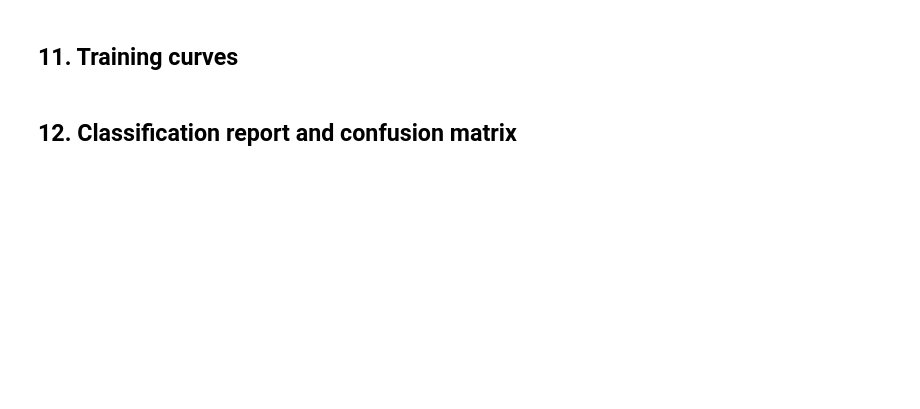
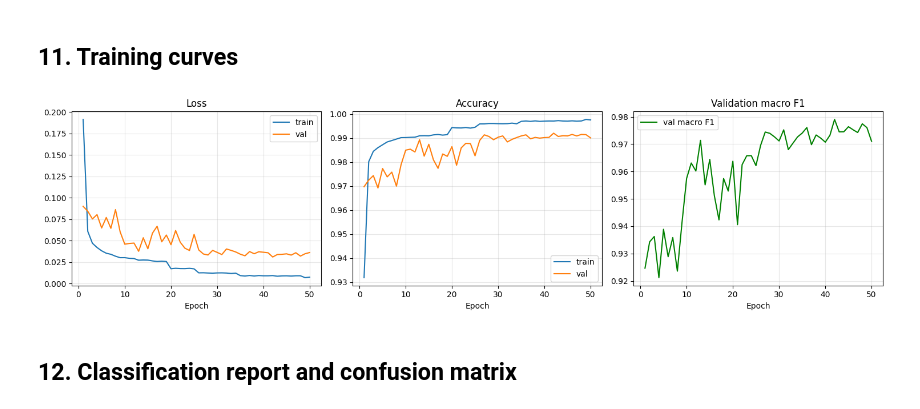
Before and after one commit to unnit/ecg-arrhythmia-detection, a Jupyter notebook: notebooks/ecg_arrhythmia_detection.ipynb, the cells around one changed output. Saved outputs shown, nothing was run; the diff lists cells and outputs as text; code cells hidden in the pictures; blank space fills up the shorter version.

Commit message:
feat(notebook): add training notebook and generated report figures

```diff
--- a/notebooks/ecg_arrhythmia_detection.ipynb
+++ b/notebooks/ecg_arrhythmia_detection.ipynb
@@ -91,6 +97,9 @@ os.makedirs(DATA_DIR, exist_ok=True)
 
 print(f'Downloading {len(RECORD_IDS)} records...')
 for rid in RECORD_IDS:
+    if os.path.exists(os.path.join(DATA_DIR, f'{rid}.dat')):
+        print(f'  skipping {rid}: already exists')
+        continue
     try:
         wfdb.dl_database('mitdb', dl_dir=DATA_DIR, records=[rid])
     except Exception as e:
@@ -297,14 +366,17 @@ def evaluate(model, loader, criterion):
 # %% [markdown]
 ## 10. Training loop with MLflow tracking
 # %%
+os.makedirs('mlruns', exist_ok=True)
+mlflow.set_tracking_uri(f'file:{os.path.abspath("mlruns")}')
 mlflow.set_experiment(CFG['mlflow_experiment'])
 
 criterion = nn.CrossEntropyLoss()
 optimizer = optim.Adam(model.parameters(), lr=CFG['lr'], weight_decay=CFG['weight_decay'])
-scheduler = optim.lr_scheduler.ReduceLROnPlateau(optimizer, mode='min', patience=5, factor=0.5, verbose=True)
+scheduler = optim.lr_scheduler.ReduceLROnPlateau(optimizer, mode='min', patience=5, factor=0.5)
 
 best_val_f1 = 0.0
-best_model_path = 'best_model.pt'
+os.makedirs('models', exist_ok=True)
+best_model_path = 'models/best_model.pt'
 history = {'train_loss': [], 'val_loss': [], 'train_acc': [], 'val_acc': [], 'val_f1': []}
 
 with mlflow.start_run(run_name='cnn-bilstm-v1'):
@@ -364,26 +453,29 @@ with mlflow.start_run(run_name='cnn-bilstm-v1'):
 # %% [markdown]
 ## 11. Training curves
 # %%
+os.makedirs('reports/figures', exist_ok=True)
 epochs_range = range(1, len(history['train_loss']) + 1)
 fig, axes = plt.subplots(1, 3, figsize=(15, 4))
 
 axes[0].plot(epochs_range, history['train_loss'], label='train')
 axes[0].plot(epochs_range, history['val_loss'],   label='val')
 axes[0].set_title('Loss'); axes[0].set_xlabel('Epoch')
 axes[0].legend(); axes[0].grid(alpha=0.3)
 
 axes[1].plot(epochs_range, history['train_acc'], label='train')
 axes[1].plot(epochs_range, history['val_acc'],   label='val')
 axes[1].set_title('Accuracy'); axes[1].set_xlabel('Epoch')
 axes[1].legend(); axes[1].grid(alpha=0.3)
 
 axes[2].plot(epochs_range, history['val_f1'], color='green', label='val macro F1')
 axes[2].set_title('Validation macro F1'); axes[2].set_xlabel('Epoch')
 axes[2].legend(); axes[2].grid(alpha=0.3)
 
 plt.tight_layout()
-plt.savefig('training_curves.png', dpi=150, bbox_inches='tight')
+plt.savefig('reports/figures/training_curves.png', dpi=150, bbox_inches='tight')
 plt.show()
+# %% [output]
+[figure, added]
 # %% [markdown]
 ## 12. Classification report and confusion matrix
 # %%
```
Also changed, not shown: parts of 16 cells of this notebook, 5 other files.
